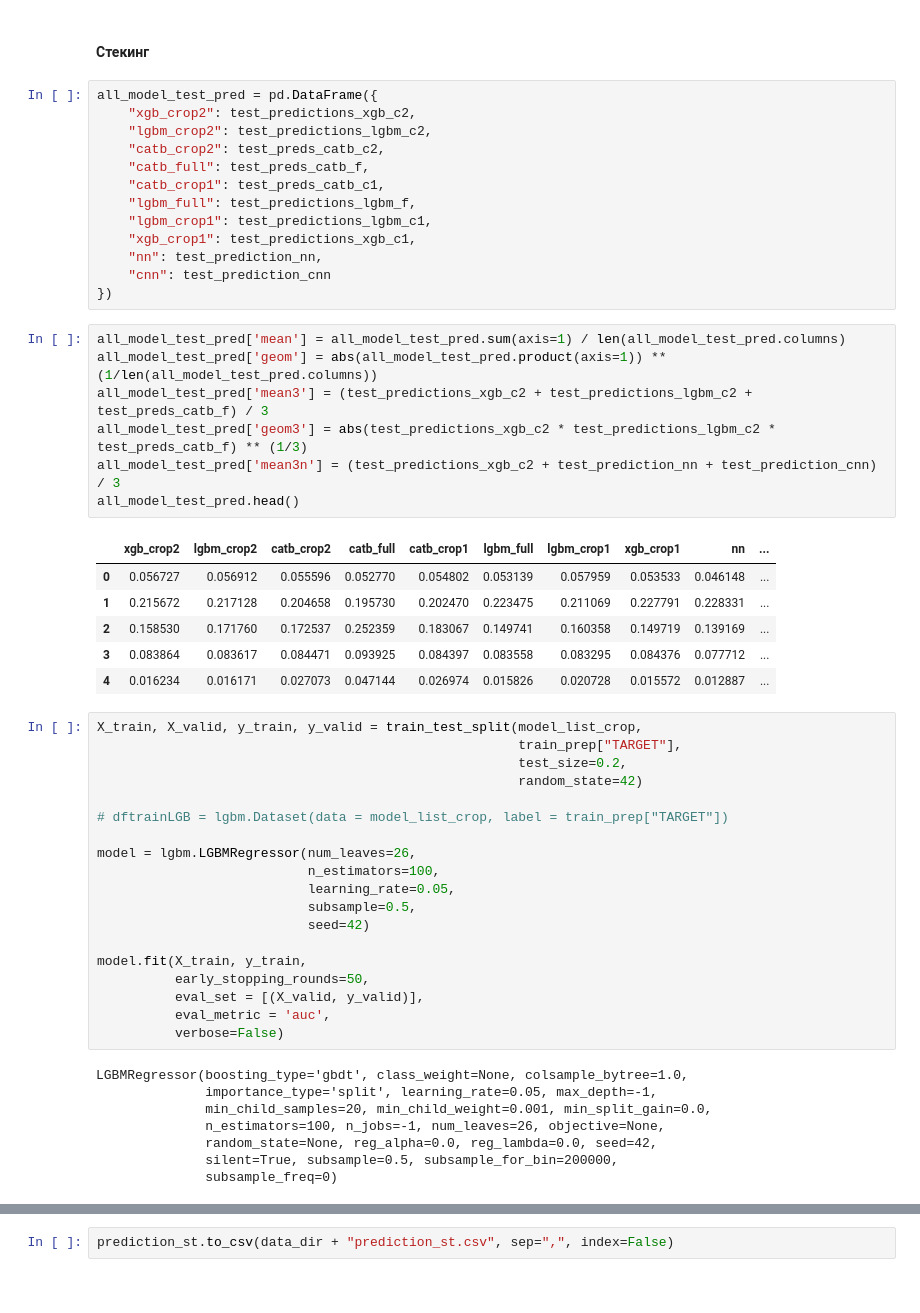
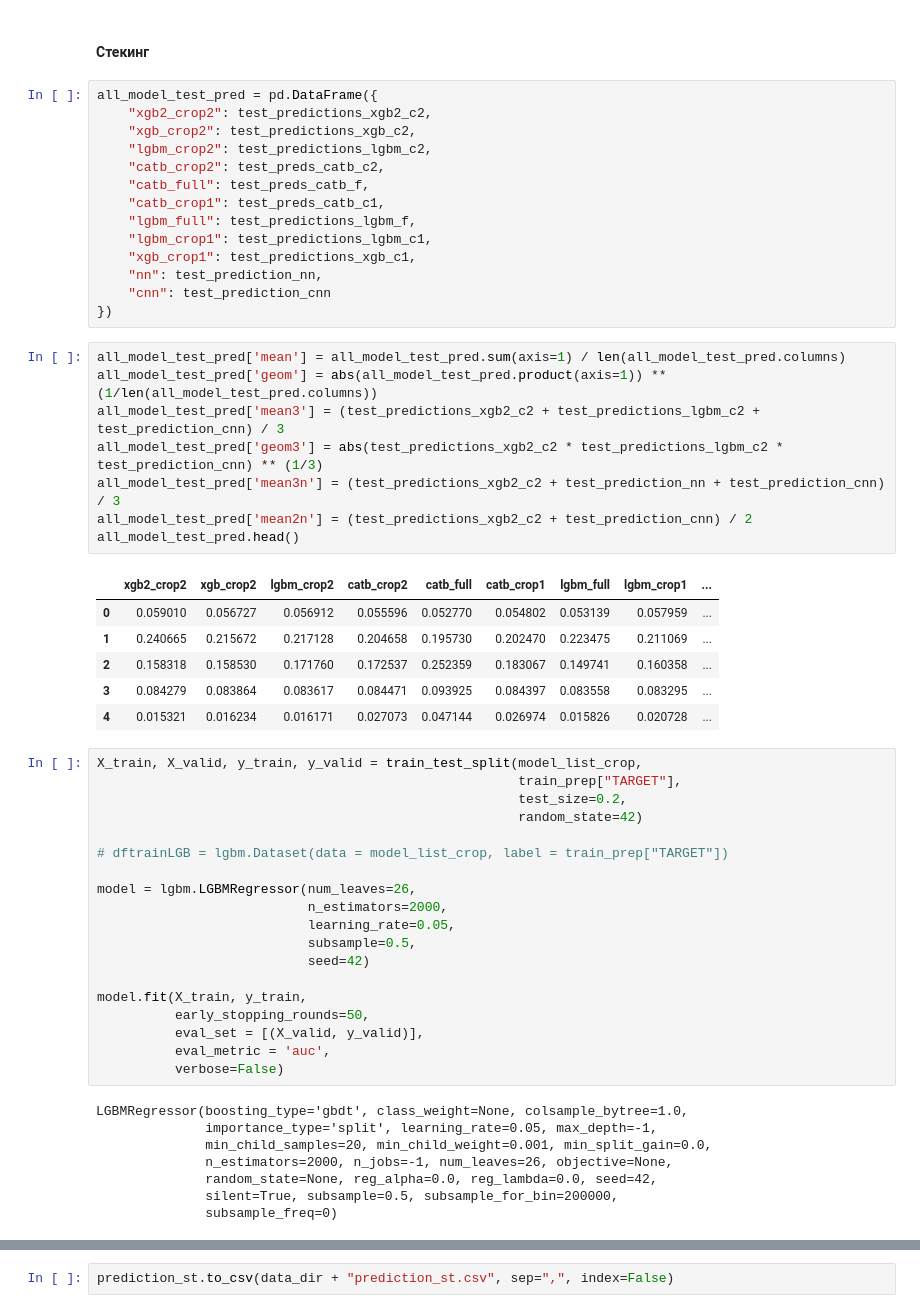
Before and after one commit to VitalyGladyshev/Python_for_DS, a Jupyter notebook: kagglesacw2_r.ipynb, the cells around one changed output, grey strips where cells are left out. Cells and saved outputs as stored; diff of their text form.

```diff
--- a/kagglesacw2_r.ipynb
+++ b/kagglesacw2_r.ipynb
@@ -2978,6 +3003,7 @@ prediction_geom2.to_csv(data_dir + "prediction_geom2.csv", sep=",", index=False)
 #### Стекинг
 # %%
 all_model_test_pred = pd.DataFrame({
+    "xgb2_crop2": test_predictions_xgb2_c2,
     "xgb_crop2": test_predictions_xgb_c2,
     "lgbm_crop2": test_predictions_lgbm_c2,
     "catb_crop2": test_preds_catb_c2,
@@ -2992,17 +3018,18 @@ all_model_test_pred = pd.DataFrame({
 # %%
 all_model_test_pred['mean'] = all_model_test_pred.sum(axis=1) / len(all_model_test_pred.columns)
 all_model_test_pred['geom'] = abs(all_model_test_pred.product(axis=1)) ** (1/len(all_model_test_pred.columns))
-all_model_test_pred['mean3'] = (test_predictions_xgb_c2 + test_predictions_lgbm_c2 + test_preds_catb_f) / 3
-all_model_test_pred['geom3'] = abs(test_predictions_xgb_c2 * test_predictions_lgbm_c2 * test_preds_catb_f) ** (1/3)
-all_model_test_pred['mean3n'] = (test_predictions_xgb_c2 + test_prediction_nn + test_prediction_cnn) / 3
+all_model_test_pred['mean3'] = (test_predictions_xgb2_c2 + test_predictions_lgbm_c2 + test_prediction_cnn) / 3
+all_model_test_pred['geom3'] = abs(test_predictions_xgb2_c2 * test_predictions_lgbm_c2 * test_prediction_cnn) ** (1/3)
+all_model_test_pred['mean3n'] = (test_predictions_xgb2_c2 + test_prediction_nn + test_prediction_cnn) / 3
+all_model_test_pred['mean2n'] = (test_predictions_xgb2_c2 + test_prediction_cnn) / 2
 all_model_test_pred.head()
 # %% [output]
-|  | xgb_crop2 | lgbm_crop2 | catb_crop2 | catb_full | catb_crop1 | lgbm_full | lgbm_crop1 | xgb_crop1 | nn | ... |
-| 0 | 0.056727 | 0.056912 | 0.055596 | 0.052770 | 0.054802 | 0.053139 | 0.057959 | 0.053533 | 0.046148 | ... |
-| 1 | 0.215672 | 0.217128 | 0.204658 | 0.195730 | 0.202470 | 0.223475 | 0.211069 | 0.227791 | 0.228331 | ... |
-| 2 | 0.158530 | 0.171760 | 0.172537 | 0.252359 | 0.183067 | 0.149741 | 0.160358 | 0.149719 | 0.139169 | ... |
-| 3 | 0.083864 | 0.083617 | 0.084471 | 0.093925 | 0.084397 | 0.083558 | 0.083295 | 0.084376 | 0.077712 | ... |
-| 4 | 0.016234 | 0.016171 | 0.027073 | 0.047144 | 0.026974 | 0.015826 | 0.020728 | 0.015572 | 0.012887 | ... |
+|  | xgb2_crop2 | xgb_crop2 | lgbm_crop2 | catb_crop2 | catb_full | catb_crop1 | lgbm_full | lgbm_crop1 | ... |
+| 0 | 0.059010 | 0.056727 | 0.056912 | 0.055596 | 0.052770 | 0.054802 | 0.053139 | 0.057959 | ... |
+| 1 | 0.240665 | 0.215672 | 0.217128 | 0.204658 | 0.195730 | 0.202470 | 0.223475 | 0.211069 | ... |
+| 2 | 0.158318 | 0.158530 | 0.171760 | 0.172537 | 0.252359 | 0.183067 | 0.149741 | 0.160358 | ... |
+| 3 | 0.084279 | 0.083864 | 0.083617 | 0.084471 | 0.093925 | 0.084397 | 0.083558 | 0.083295 | ... |
+| 4 | 0.015321 | 0.016234 | 0.016171 | 0.027073 | 0.047144 | 0.026974 | 0.015826 | 0.020728 | ... |
 # %%
 X_train, X_valid, y_train, y_valid = train_test_split(model_list_crop,
                                                       train_prep["TARGET"],
@@ -3012,7 +3039,7 @@ X_train, X_valid, y_train, y_valid = train_test_split(model_list_crop,
 # dftrainLGB = lgbm.Dataset(data = model_list_crop, label = train_prep["TARGET"])
 
 model = lgbm.LGBMRegressor(num_leaves=26,
-                           n_estimators=100,
+                           n_estimators=2000,
                            learning_rate=0.05,
                            subsample=0.5,
                            seed=42)
@@ -3026,7 +3053,7 @@ model.fit(X_train, y_train,
 LGBMRegressor(boosting_type='gbdt', class_weight=None, colsample_bytree=1.0,
               importance_type='split', learning_rate=0.05, max_depth=-1,
               min_child_samples=20, min_child_weight=0.001, min_split_gain=0.0,
-              n_estimators=100, n_jobs=-1, num_leaves=26, objective=None,
+              n_estimators=2000, n_jobs=-1, num_leaves=26, objective=None,
               random_state=None, reg_alpha=0.0, reg_lambda=0.0, seed=42,
               silent=True, subsample=0.5, subsample_for_bin=200000,
               subsample_freq=0)
```
Also changed, not shown: parts of 23 cells of this notebook.
